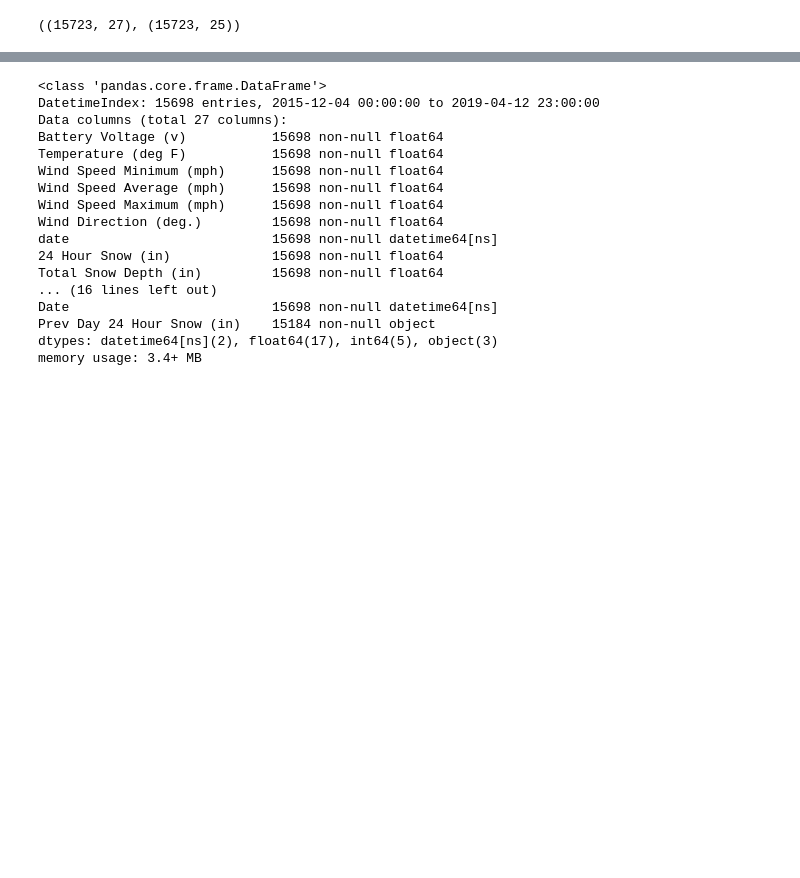
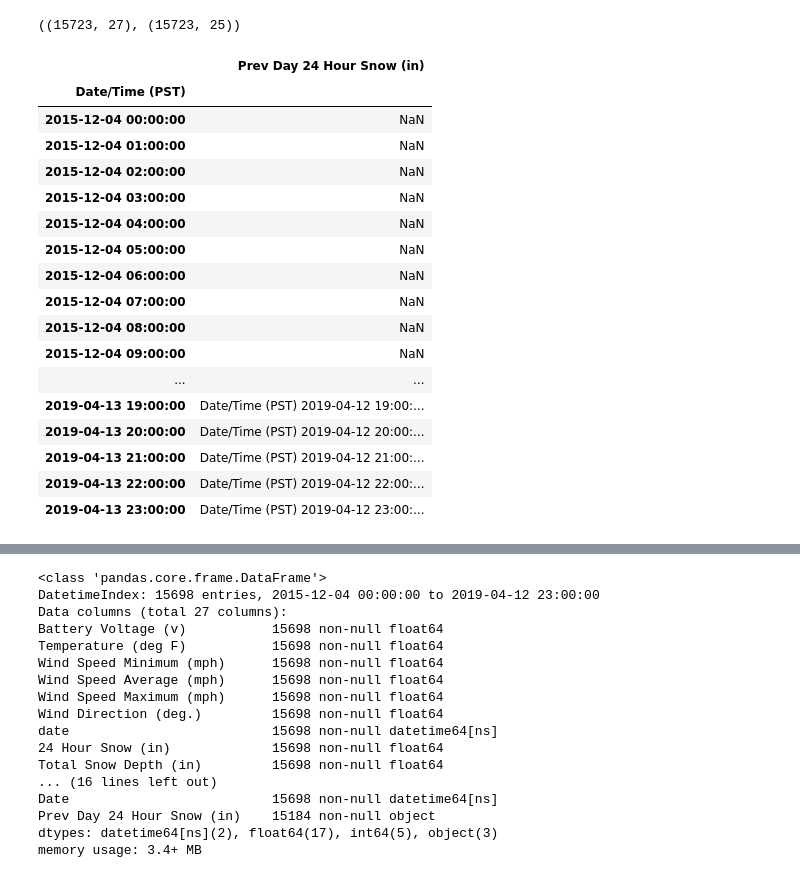
Before and after one commit to kevintheduu/avalanche-predictor, a Jupyter notebook: nb_archive/model_6.ipynb, the cells around one changed output, grey strips where cells are left out. Drawn from its saved outputs; the diff is of its cells as text; code cells hidden in the pictures; blank space fills up the shorter version.

```diff
--- a/nb_archive/model_6.ipynb
+++ b/nb_archive/model_6.ipynb
@@ -123,3 +125,22 @@ ddf.shape , df.shape
 # %%
-ddf['Prev Day 24 Hour Snow (in)'].astype(float,errors='ignore')
+ddf[['Prev Day 24 Hour Snow (in)']]
+#.astype(float,errors='ignore')
 # %% [output]
+|  | Prev Day 24 Hour Snow (in) |
+| Date/Time (PST) |  |
+| 2015-12-04 00:00:00 | NaN |
+| 2015-12-04 01:00:00 | NaN |
+| 2015-12-04 02:00:00 | NaN |
+| 2015-12-04 03:00:00 | NaN |
+| 2015-12-04 04:00:00 | NaN |
+| 2015-12-04 05:00:00 | NaN |
+| 2015-12-04 06:00:00 | NaN |
+| 2015-12-04 07:00:00 | NaN |
+| 2015-12-04 08:00:00 | NaN |
+| 2015-12-04 09:00:00 | NaN |
+| ... | ... |
+| 2019-04-13 19:00:00 | Date/Time (PST) 2019-04-12 19:00:... |
+| 2019-04-13 20:00:00 | Date/Time (PST) 2019-04-12 20:00:... |
+| 2019-04-13 21:00:00 | Date/Time (PST) 2019-04-12 21:00:... |
+| 2019-04-13 22:00:00 | Date/Time (PST) 2019-04-12 22:00:... |
+| 2019-04-13 23:00:00 | Date/Time (PST) 2019-04-12 23:00:... |
```
Also changed, not shown: parts of 2 cells of this notebook, 48 other files.
